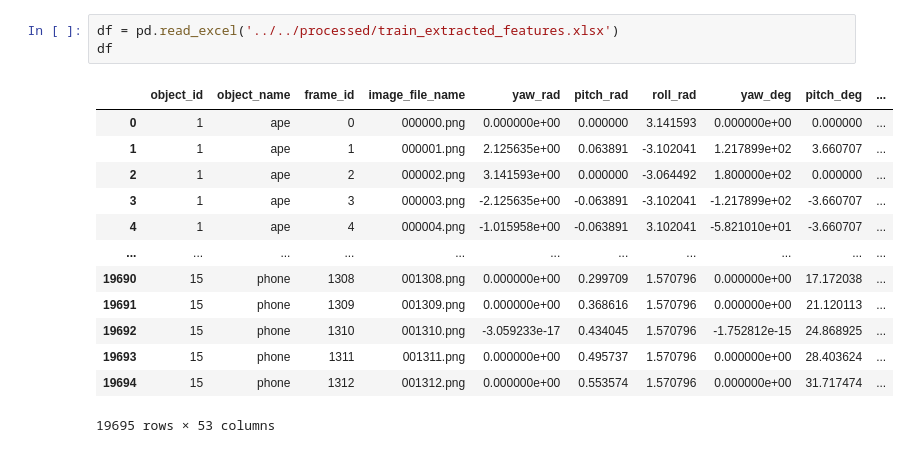
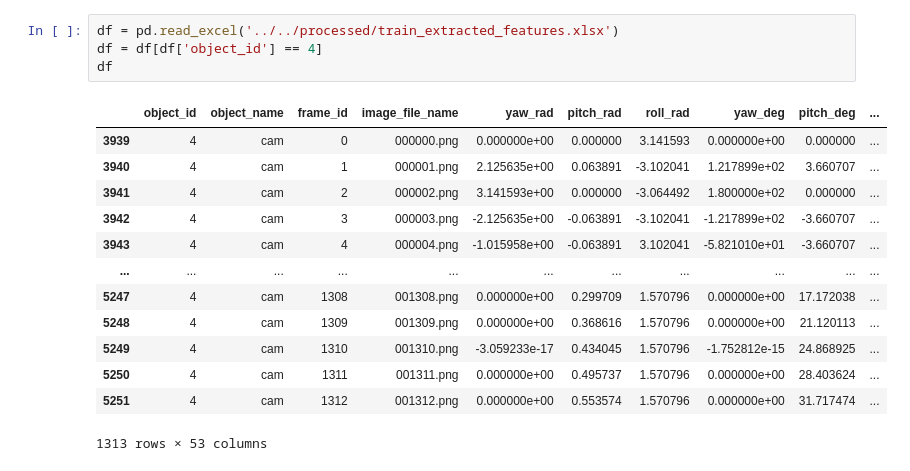
Before and after one commit to Caetani/object-orientation-estimation-through-extracted-features, a Jupyter notebook: src/models/data_analysis.ipynb, the cells around one changed output. Saved outputs shown, nothing was run; the diff lists cells and outputs as text.

```diff
--- a/src/models/data_analysis.ipynb
+++ b/src/models/data_analysis.ipynb
@@ -9,17 +41,18 @@ ModuleNotFoundError: No module named 'src'
 # %%
 df = pd.read_excel('../../processed/train_extracted_features.xlsx')
+df = df[df['object_id'] == 4]
 df
 # %% [output]
 |  | object_id | object_name | frame_id | image_file_name | yaw_rad | pitch_rad | roll_rad | yaw_deg | pitch_deg | ... |
-| 0 | 1 | ape | 0 | 000000.png | 0.000000e+00 | 0.000000 | 3.141593 | 0.000000e+00 | 0.000000 | ... |
-| 1 | 1 | ape | 1 | 000001.png | 2.125635e+00 | 0.063891 | -3.102041 | 1.217899e+02 | 3.660707 | ... |
-| 2 | 1 | ape | 2 | 000002.png | 3.141593e+00 | 0.000000 | -3.064492 | 1.800000e+02 | 0.000000 | ... |
-| 3 | 1 | ape | 3 | 000003.png | -2.125635e+00 | -0.063891 | -3.102041 | -1.217899e+02 | -3.660707 | ... |
-| 4 | 1 | ape | 4 | 000004.png | -1.015958e+00 | -0.063891 | 3.102041 | -5.821010e+01 | -3.660707 | ... |
+| 3939 | 4 | cam | 0 | 000000.png | 0.000000e+00 | 0.000000 | 3.141593 | 0.000000e+00 | 0.000000 | ... |
+| 3940 | 4 | cam | 1 | 000001.png | 2.125635e+00 | 0.063891 | -3.102041 | 1.217899e+02 | 3.660707 | ... |
+| 3941 | 4 | cam | 2 | 000002.png | 3.141593e+00 | 0.000000 | -3.064492 | 1.800000e+02 | 0.000000 | ... |
+| 3942 | 4 | cam | 3 | 000003.png | -2.125635e+00 | -0.063891 | -3.102041 | -1.217899e+02 | -3.660707 | ... |
+| 3943 | 4 | cam | 4 | 000004.png | -1.015958e+00 | -0.063891 | 3.102041 | -5.821010e+01 | -3.660707 | ... |
 | ... | ... | ... | ... | ... | ... | ... | ... | ... | ... | ... |
-| 19690 | 15 | phone | 1308 | 001308.png | 0.000000e+00 | 0.299709 | 1.570796 | 0.000000e+00 | 17.172038 | ... |
-| 19691 | 15 | phone | 1309 | 001309.png | 0.000000e+00 | 0.368616 | 1.570796 | 0.000000e+00 | 21.120113 | ... |
-| 19692 | 15 | phone | 1310 | 001310.png | -3.059233e-17 | 0.434045 | 1.570796 | -1.752812e-15 | 24.868925 | ... |
-| 19693 | 15 | phone | 1311 | 001311.png | 0.000000e+00 | 0.495737 | 1.570796 | 0.000000e+00 | 28.403624 | ... |
-| 19694 | 15 | phone | 1312 | 001312.png | 0.000000e+00 | 0.553574 | 1.570796 | 0.000000e+00 | 31.717474 | ... |
+| 5247 | 4 | cam | 1308 | 001308.png | 0.000000e+00 | 0.299709 | 1.570796 | 0.000000e+00 | 17.172038 | ... |
+| 5248 | 4 | cam | 1309 | 001309.png | 0.000000e+00 | 0.368616 | 1.570796 | 0.000000e+00 | 21.120113 | ... |
+| 5249 | 4 | cam | 1310 | 001310.png | -3.059233e-17 | 0.434045 | 1.570796 | -1.752812e-15 | 24.868925 | ... |
+| 5250 | 4 | cam | 1311 | 001311.png | 0.000000e+00 | 0.495737 | 1.570796 | 0.000000e+00 | 28.403624 | ... |
+| 5251 | 4 | cam | 1312 | 001312.png | 0.000000e+00 | 0.553574 | 1.570796 | 0.000000e+00 | 31.717474 | ... |
-19695 rows × 53 columns
+1313 rows × 53 columns
```
Also changed, not shown: parts of 6 cells of this notebook, 41 other files.
